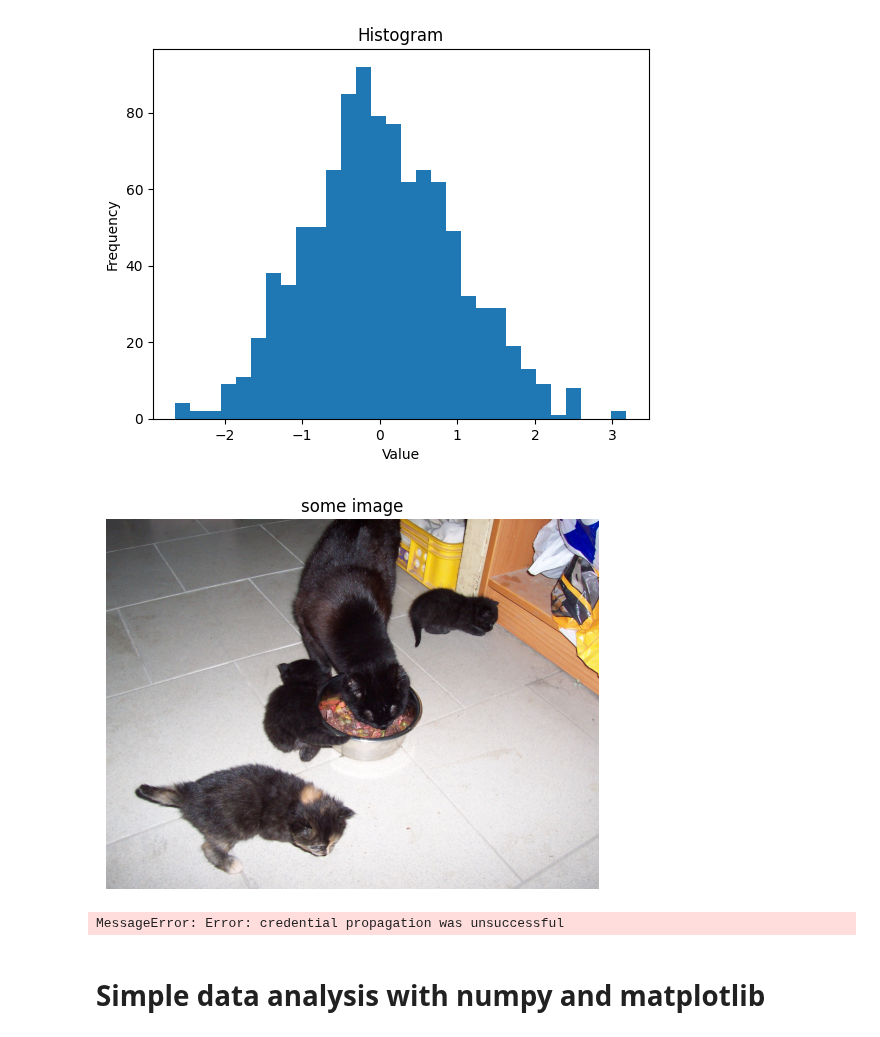
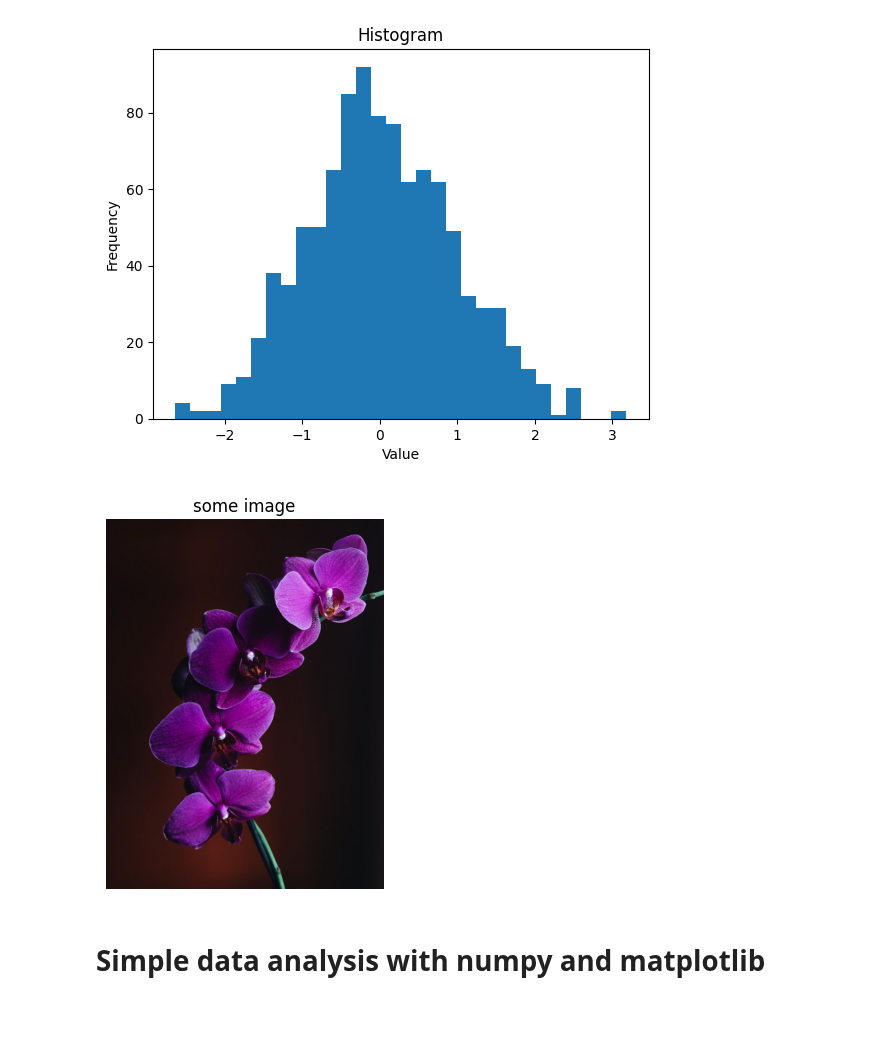
Before and after one commit to safeliquids/notebooks-for-NES2-2024, a Jupyter notebook: lecture_01/libraries.ipynb, the cells around one changed output. Saved outputs shown, nothing was run; the diff lists cells and outputs as text; code cells hidden in the pictures.

```diff
--- a/lecture_01/libraries.ipynb
+++ b/lecture_01/libraries.ipynb
@@ -280,30 +280,25 @@ plt.show()
 # %%
 # view image data
 import matplotlib.pyplot as plt
 import matplotlib.image as mpimg
 import os
 
 # Get the current directory of the notebook
 current_dir = os.getcwd()
 
 image_path = 'image.jpg'
-image_path = os.path.join(current_dir, image_path)
+#image_path = os.path.join(current_dir, image_path)
 
 # Load the image using matplotlib
 img = mpimg.imread(image_path)
 
 # Display the image
 plt.imshow(img)
 plt.title("some image")
 plt.axis('off')  # Turn off axis labels
 plt.show()
 # %% [output]
-[figure, old version]
+[figure, new version]
-# %%
-from google.colab import drive
-drive.mount('/content/drive')
-# %% [output]
-MessageError: Error: credential propagation was unsuccessful
 # %% [markdown]
 # Simple data analysis with numpy and matplotlib
 # %%
```
